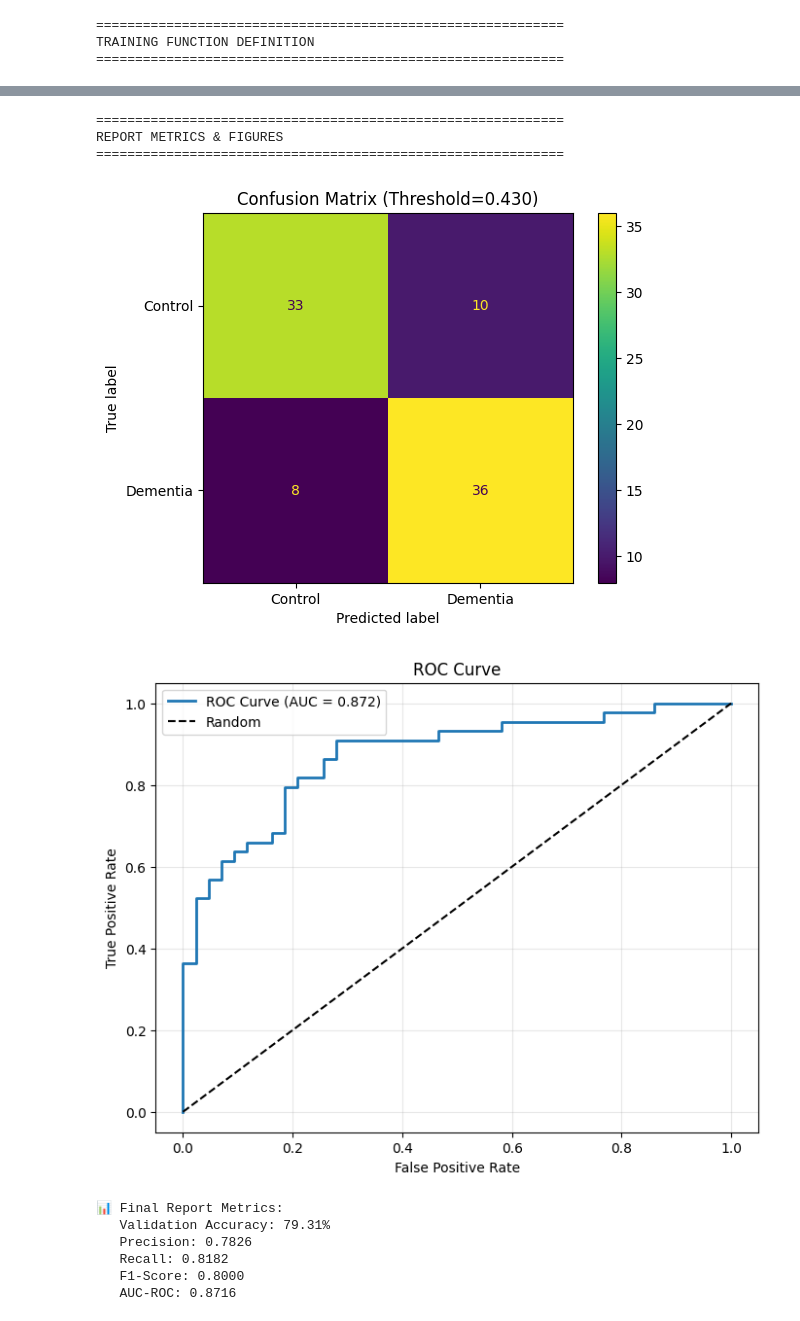
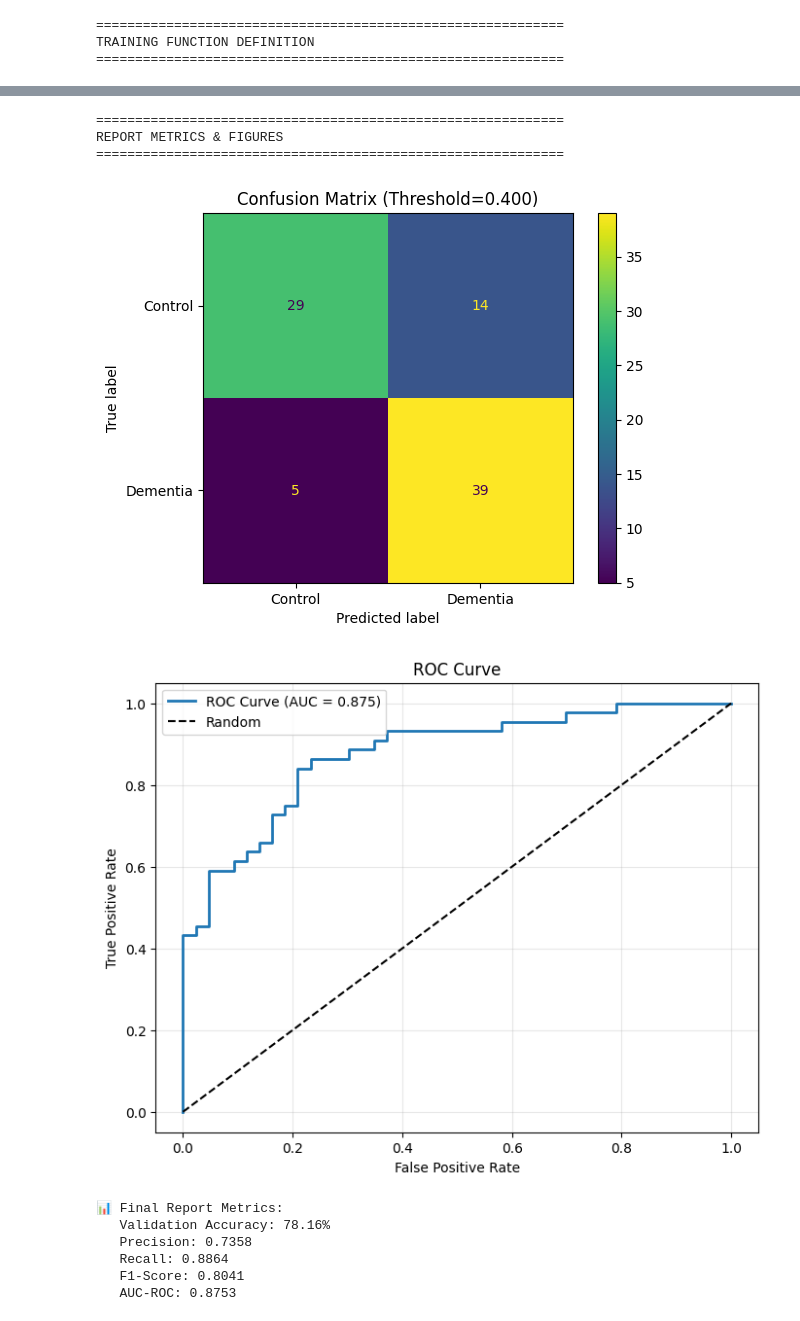
Before and after one commit to VikasPatil64/alzheimers-speech-detection, a Jupyter notebook: notebooks/final.ipynb, the cells around one changed output, grey strips where cells are left out. Drawn from its saved outputs; the diff is of its cells as text; code cells hidden in the pictures.

Commit message:
added model evalution metrics in final.ipnb file

```diff
--- a/notebooks/final.ipynb
+++ b/notebooks/final.ipynb
@@ -146,7 +146,7 @@ print("=" * 60)
 
 
 class CoAttentionBlock(nn.Module):
-    def __init__(self, dim=768, num_heads=8, dropout=0.25):
+    def __init__(self, dim=384, num_heads=8, dropout=0.25):
         super().__init__()
         self.self_attn = nn.MultiheadAttention(
             dim, num_heads, dropout=dropout, batch_first=True
@@ -227,11 +227,11 @@ model = MultimodalModel()
 total_params = sum(p.numel() for p in model.parameters() if p.requires_grad)
 print(f"✅ Model defined successfully!")
 print(f"   Total trainable parameters: {total_params:,}")
-print(f"   Audio projection: 512 → 768")
-print(f"   Text projection: 768 → 768")
-print(f"   Clinical projection: 4 → 64 → 768")
-print(f"   Co-Attention blocks: 3")
-print(f"   Fusion: 2304 → 768 → 2")
+print(f"   Audio projection: 512 → 384")
+print(f"   Text projection: 768 → 384")
+print(f"   Clinical projection: 4 → 64 → 384")
+print(f"   Co-Attention blocks: 2 blocks with 384 dim and 8 heads")
+print(f"   Fusion: 1152 → 384 → 2")
 # %% [output]
 ============================================================
 MODEL DEFINITION
@@ -914,7 +872,15 @@ print("\n" + "=" * 60)
 print("REPORT METRICS & FIGURES")
 print("=" * 60)
 
-from sklearn.metrics import confusion_matrix, ConfusionMatrixDisplay, roc_curve, auc, recall_score, precision_score, f1_score
+from sklearn.metrics import (
+    confusion_matrix,
+    ConfusionMatrixDisplay,
+    roc_curve,
+    auc,
+    recall_score,
+    precision_score,
+    f1_score,
+)
 
 # Get predictions from best model on validation set
 best_model.eval()
@@ -926,44 +892,46 @@ with torch.no_grad():
     probs = torch.softmax(outputs, dim=1).cpu().numpy()
     preds = (probs[:, 1] > best_threshold).astype(int)
 
 # Confusion Matrix
 cm = confusion_matrix(y[val_idx], preds)
-disp = ConfusionMatrixDisplay(confusion_matrix=cm, display_labels=["Control", "Dementia"])
+disp = ConfusionMatrixDisplay(
+    confusion_matrix=cm, display_labels=["Control", "Dementia"]
+)
 disp.plot()
 plt.title(f"Confusion Matrix (Threshold={best_threshold:.3f})")
 plt.savefig(os.path.join(MODEL_SAVE_PATH, "confusion_matrix.png"), dpi=150)
 plt.show()
 
 # ROC Curve
 fpr, tpr, _ = roc_curve(y[val_idx], probs[:, 1])
 roc_auc = auc(fpr, tpr)
 
 plt.figure(figsize=(8, 6))
-plt.plot(fpr, tpr, label=f'ROC Curve (AUC = {roc_auc:.3f})', linewidth=2)
-plt.plot([0, 1], [0, 1], 'k--', label='Random')
-plt.xlabel('False Positive Rate')
-plt.ylabel('True Positive Rate')
-plt.title('ROC Curve')
+plt.plot(fpr, tpr, label=f"ROC Curve (AUC = {roc_auc:.3f})", linewidth=2)
+plt.plot([0, 1], [0, 1], "k--", label="Random")
+plt.xlabel("False Positive Rate")
+plt.ylabel("True Positive Rate")
+plt.title("ROC Curve")
 plt.legend()
 plt.grid(True, alpha=0.3)
 plt.savefig(os.path.join(MODEL_SAVE_PATH, "roc_curve.png"), dpi=150)
 plt.show()
 
 print(f"\n📊 Final Report Metrics:")
 print(f"   Validation Accuracy: {accuracy_score(y[val_idx], preds)*100:.2f}%")
 print(f"   Precision: {precision_score(y[val_idx], preds):.4f}")
 print(f"   Recall: {recall_score(y[val_idx], preds):.4f}")
 print(f"   F1-Score: {f1_score(y[val_idx], preds):.4f}")
 print(f"   AUC-ROC: {roc_auc:.4f}")
 # %% [output]
 ============================================================
 REPORT METRICS & FIGURES
 ============================================================
-[figure, old version]
+[figure, new version]
-[figure, old version]
+[figure, new version]
 📊 Final Report Metrics:
-   Validation Accuracy: 79.31%
-   Precision: 0.7826
-   Recall: 0.8182
-   F1-Score: 0.8000
-   AUC-ROC: 0.8716
+   Validation Accuracy: 78.16%
+   Precision: 0.7358
+   Recall: 0.8864
+   F1-Score: 0.8041
+   AUC-ROC: 0.8753
```
Also changed, not shown: parts of 13 cells of this notebook, 2 other files.
